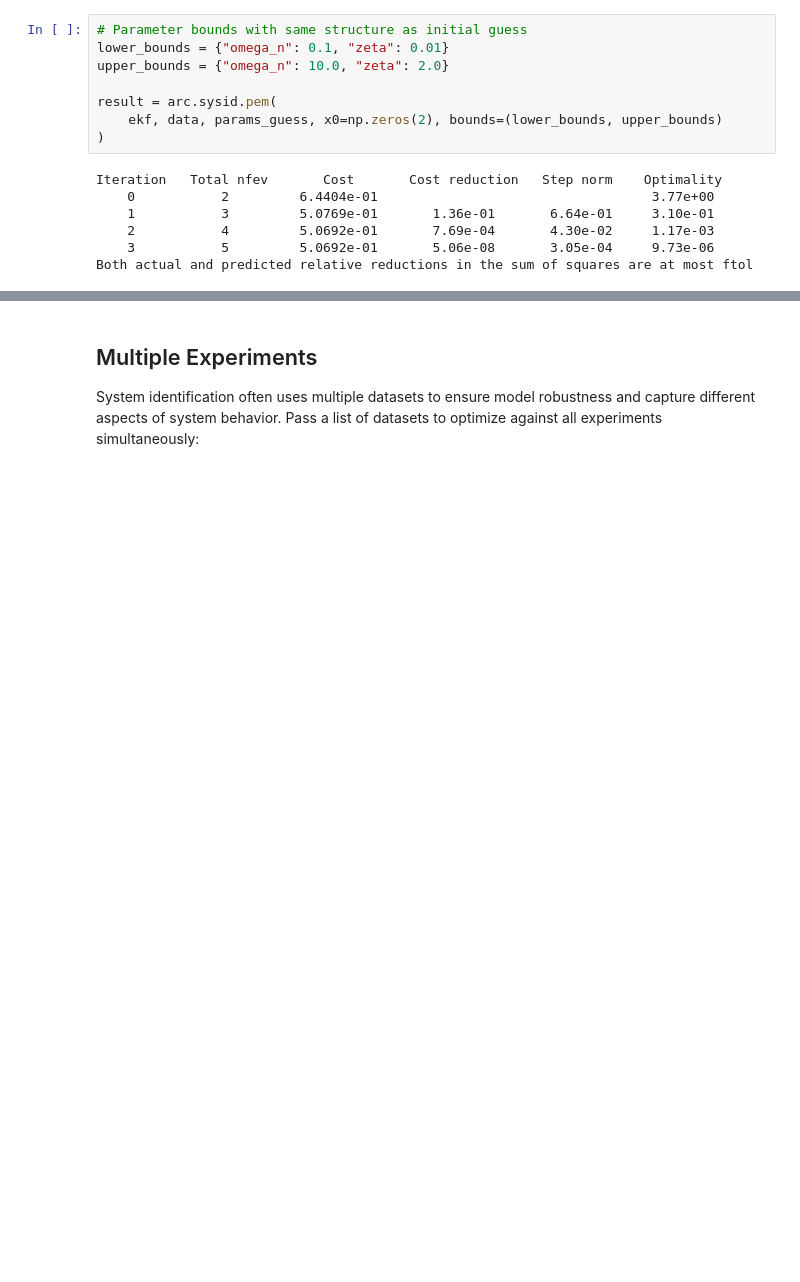
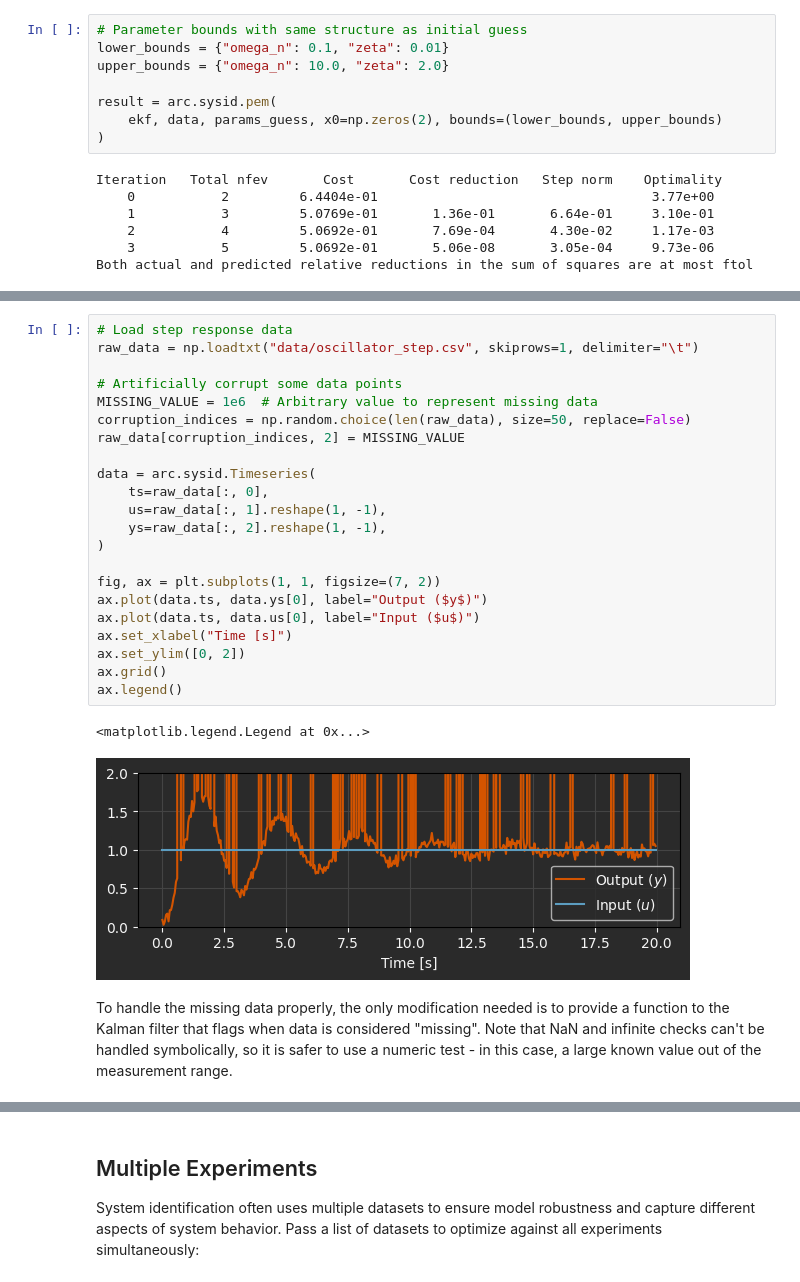
Before and after one commit to PineTreeLabs/archimedes, a Jupyter notebook: docs/source/notebooks/sysid/parameter-estimation.ipynb, the cells around one changed output, grey strips where cells are left out. Saved outputs shown, nothing was run; the diff lists cells and outputs as text; blank space fills up the shorter version.

```diff
--- a/docs/source/notebooks/sysid/parameter-estimation.ipynb
+++ b/docs/source/notebooks/sysid/parameter-estimation.ipynb
@@ -233,0 +242,27 @@ Both actual and predicted relative reductions in the sum of squares are at most
+# %%
+# Load step response data
+raw_data = np.loadtxt("data/oscillator_step.csv", skiprows=1, delimiter="\t")
+
+# Artificially corrupt some data points
+MISSING_VALUE = 1e6  # Arbitrary value to represent missing data
+corruption_indices = np.random.choice(len(raw_data), size=50, replace=False)
+raw_data[corruption_indices, 2] = MISSING_VALUE
+
+data = arc.sysid.Timeseries(
+    ts=raw_data[:, 0],
+    us=raw_data[:, 1].reshape(1, -1),
+    ys=raw_data[:, 2].reshape(1, -1),
+)
+
+fig, ax = plt.subplots(1, 1, figsize=(7, 2))
+ax.plot(data.ts, data.ys[0], label="Output ($y$)")
+ax.plot(data.ts, data.us[0], label="Input ($u$)")
+ax.set_xlabel("Time [s]")
+ax.set_ylim([0, 2])
+ax.grid()
+ax.legend()
+# %% [output]
+<matplotlib.legend.Legend at 0x...>
+[figure, added]
+# %% [markdown]
+To handle the missing data properly, the only modification needed is to provide a function to the Kalman filter that flags when data is considered "missing".  Note that NaN and infinite checks can't be handled symbolically, so it is safer to use a numeric test - in this case, a large known value out of the measurement range.
```
Also changed, not shown: parts of 4 cells of this notebook, 3 other files.
